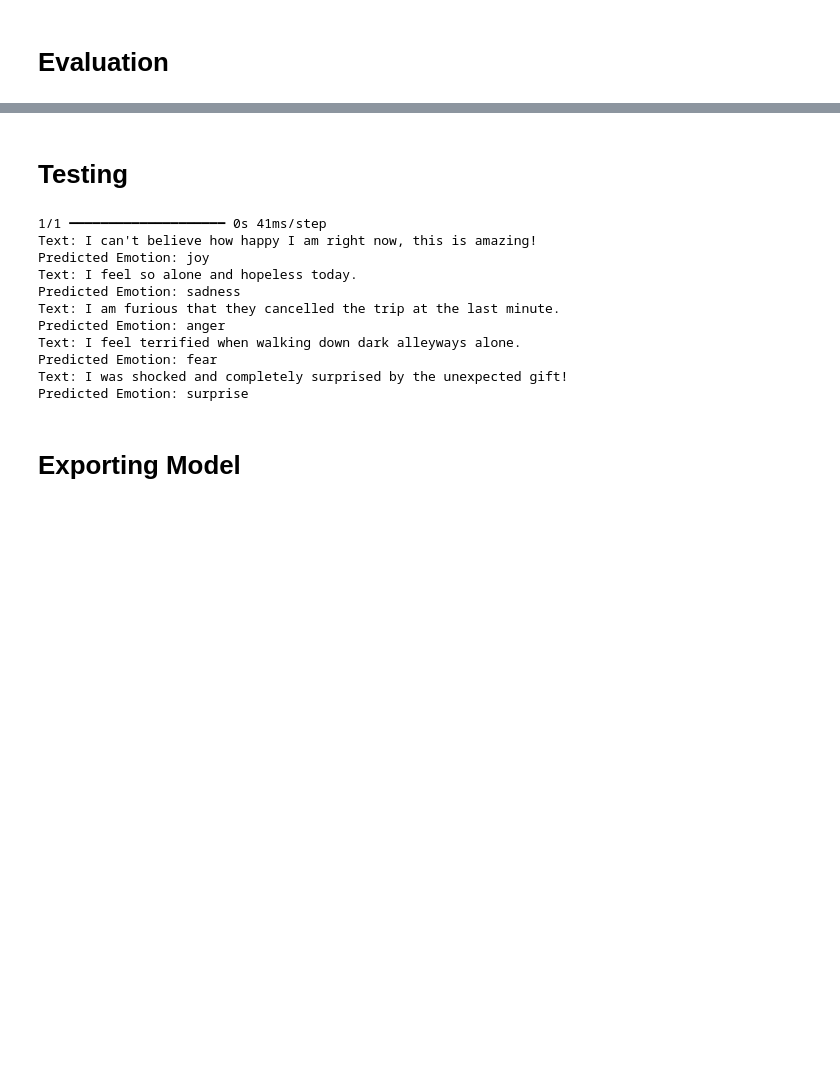
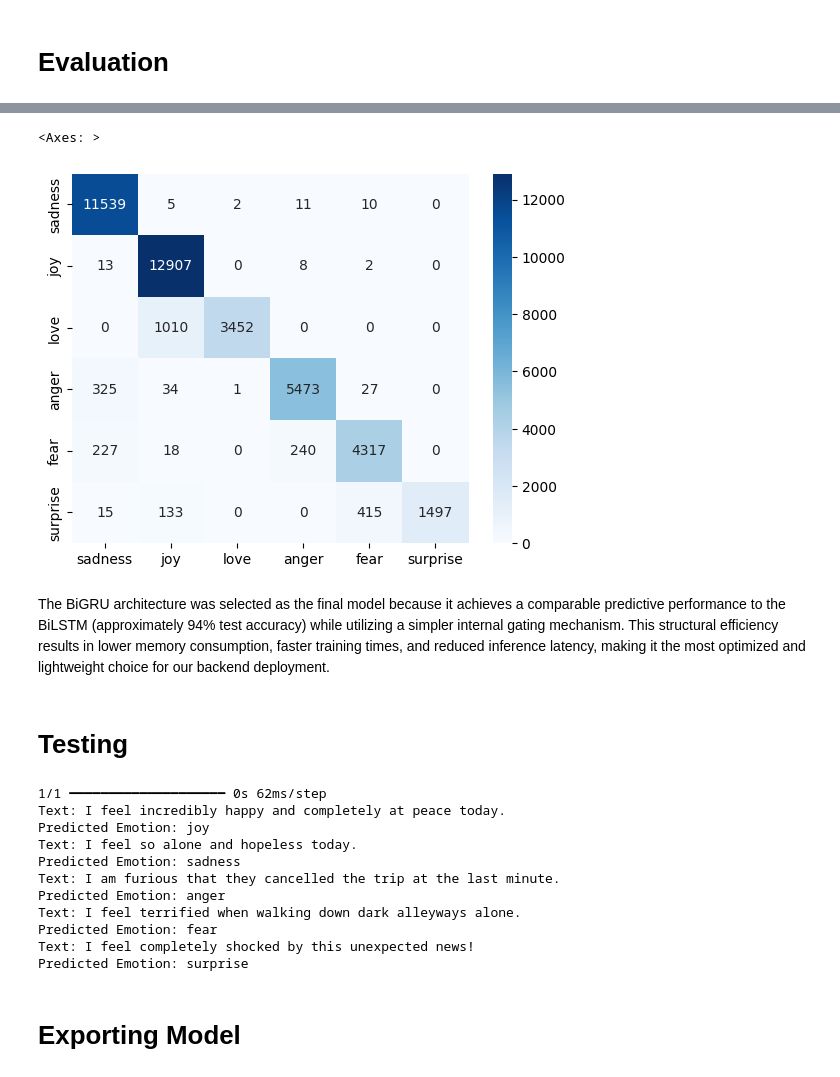
Before and after one commit to kaustubhbe07/emotion-classifier, a Jupyter notebook: notebook.ipynb, the cells around one changed output, grey strips where cells are left out. Cells and saved outputs as stored; diff of their text form; code cells hidden in the pictures; blank space fills up the shorter version.

```diff
--- a/notebook.ipynb
+++ b/notebook.ipynb
@@ -690,0 +444,3 @@ sns.heatmap(cm,annot=True, fmt='d', cmap='Blues', xticklabels=label_names, ytick
+# %%
+bilstm_pred=np.argmax(BiLSTM.predict(padded_test_sequence),axis=1)
+bilstm_pred
@@ -691,12 +450,21 @@ sns.heatmap(cm,annot=True, fmt='d', cmap='Blues', xticklabels=label_names, ytick
+# %%
+cm2=confusion_matrix(bilstm_pred,test_labels)
+# %%
+sns.heatmap(cm2,annot=True, fmt='d', cmap='Blues', xticklabels=label_names, yticklabels=label_names)
+# %% [output]
+<Axes: >
+[figure, added]
+# %% [markdown]
+The BiGRU architecture was selected as the final model because it achieves a comparable predictive performance to the BiLSTM (approximately 94% test accuracy) while utilizing a simpler internal gating mechanism. This structural efficiency results in lower memory consumption, faster training times, and reduced inference latency, making it the most optimized and lightweight choice for our backend deployment.
 # %% [markdown]
 # Testing
 # %%
 sample_texts = [
-    "I can't believe how happy I am right now, this is amazing!",
+    "I feel incredibly happy and completely at peace today.",
     "I feel so alone and hopeless today.",
     "I am furious that they cancelled the trip at the last minute.",
     "I feel terrified when walking down dark alleyways alone.",
-    "I was shocked and completely surprised by the unexpected gift!"
+    "I feel completely shocked by this unexpected news!"
 ]
 
 sample_sequences = tokenizer.texts_to_sequences(sample_texts)
@@ -707,8 +475,8 @@ sample_predictions = np.argmax(BiGRU.predict(sample_padded_sequences), axis=1)
 for i in range(len(sample_texts)):
   print(f'Text: {sample_texts[i]}\nPredicted Emotion: {label_names[sample_predictions[i]]}')
 # %% [output]
-1/1 ━━━━━━━━━━━━━━━━━━━━ 0s 41ms/step
-Text: I can't believe how happy I am right now, this is amazing!
+1/1 ━━━━━━━━━━━━━━━━━━━━ 0s 62ms/step
+Text: I feel incredibly happy and completely at peace today.
 Predicted Emotion: joy
 Text: I feel so alone and hopeless today.
 Predicted Emotion: sadness
@@ -716,7 +484,7 @@ Text: I am furious that they cancelled the trip at the last minute.
 Predicted Emotion: anger
 Text: I feel terrified when walking down dark alleyways alone.
 Predicted Emotion: fear
-Text: I was shocked and completely surprised by the unexpected gift!
+Text: I feel completely shocked by this unexpected news!
 Predicted Emotion: surprise
 # %%
 def predict_emotion(text):
```
Also changed, not shown: parts of 57 cells of this notebook, 5 other files.
